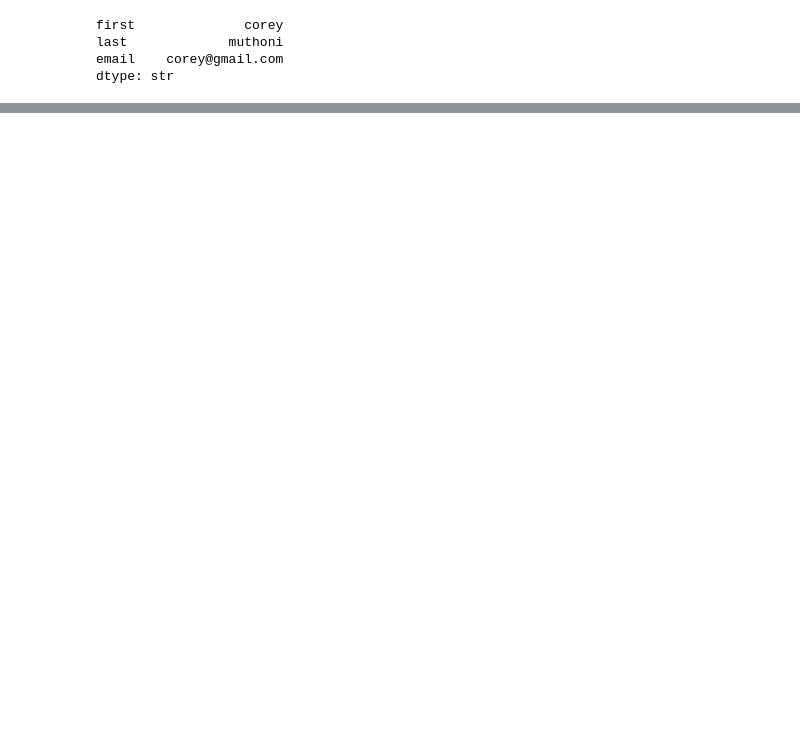
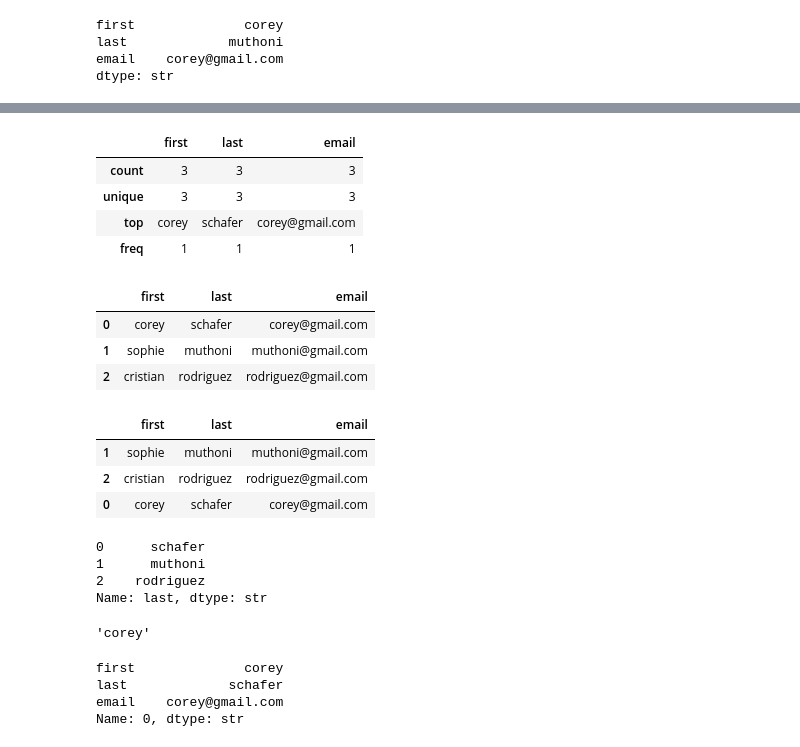
Before and after one commit to Sophie-Muchiri12/python-dataanalysis, a Jupyter notebook: dataframe.ipynb, the cells around one changed output, grey strips where cells are left out. Drawn from its saved outputs; the diff is of its cells as text; code cells hidden in the pictures; blank space fills up the shorter version.

```diff
--- a/dataframe.ipynb
+++ b/dataframe.ipynb
@@ -139,0 +187,40 @@ dtype: str
+# %%
+df.describe()
+# %% [output]
+|  | first | last | email |
+| count | 3 | 3 | 3 |
+| unique | 3 | 3 | 3 |
+| top | corey | schafer | corey@gmail.com |
+| freq | 1 | 1 | 1 |
+# %%
+df
+# %% [output]
+|  | first | last | email |
+| 0 | corey | schafer | corey@gmail.com |
+| 1 | sophie | muthoni | muthoni@gmail.com |
+| 2 | cristian | rodriguez | rodriguez@gmail.com |
+# %%
+df.sort_values(by='last')
+# %% [output]
+|  | first | last | email |
+| 1 | sophie | muthoni | muthoni@gmail.com |
+| 2 | cristian | rodriguez | rodriguez@gmail.com |
+| 0 | corey | schafer | corey@gmail.com |
+# %%
+df['last']
+# %% [output]
+0      schafer
+1      muthoni
+2    rodriguez
+Name: last, dtype: str
+# %%
+df.loc[0,'first']
+# %% [output]
+'corey'
+# %%
+df.loc[0]
+# %% [output]
+first              corey
+last             schafer
+email    corey@gmail.com
+Name: 0, dtype: str
```
Also changed, not shown: parts of 29 cells of this notebook, 3 other files.
